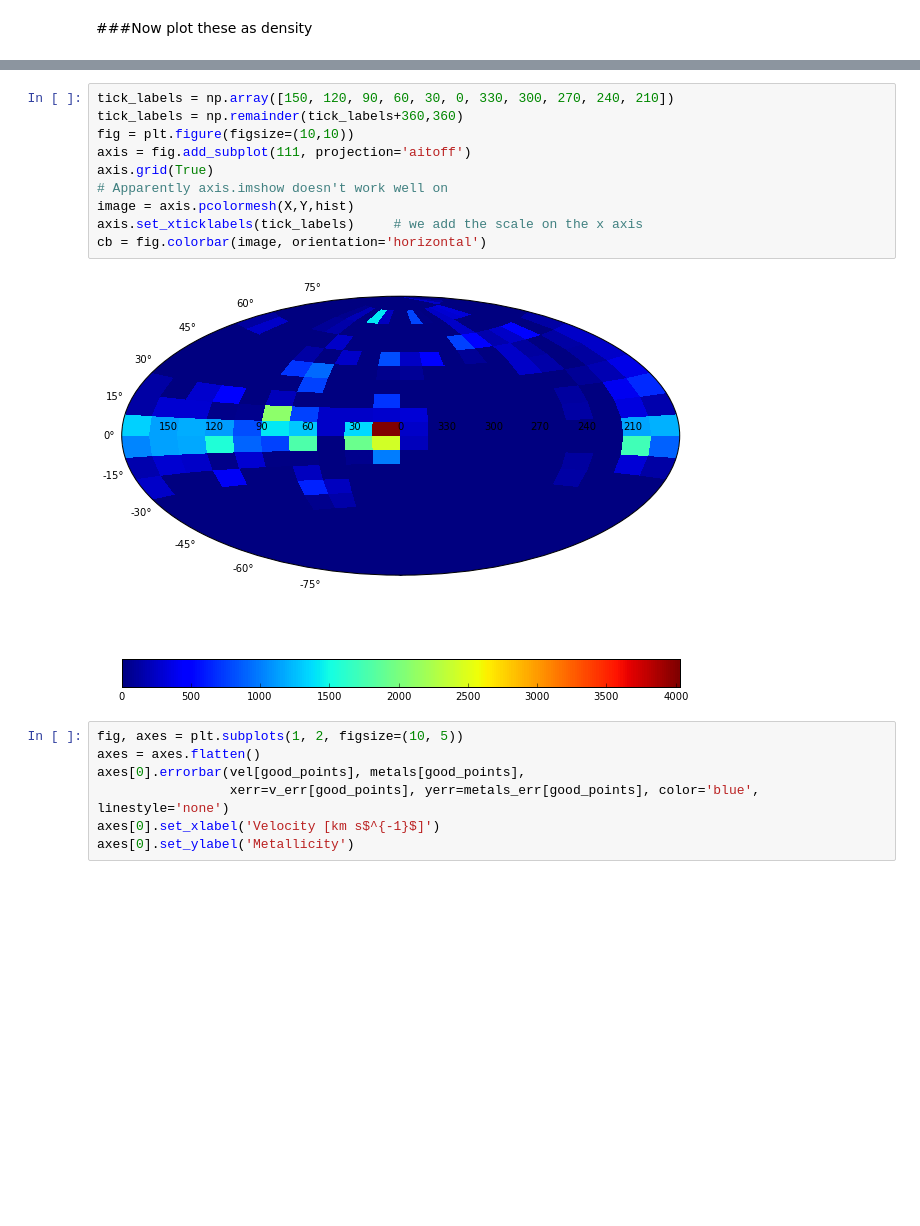
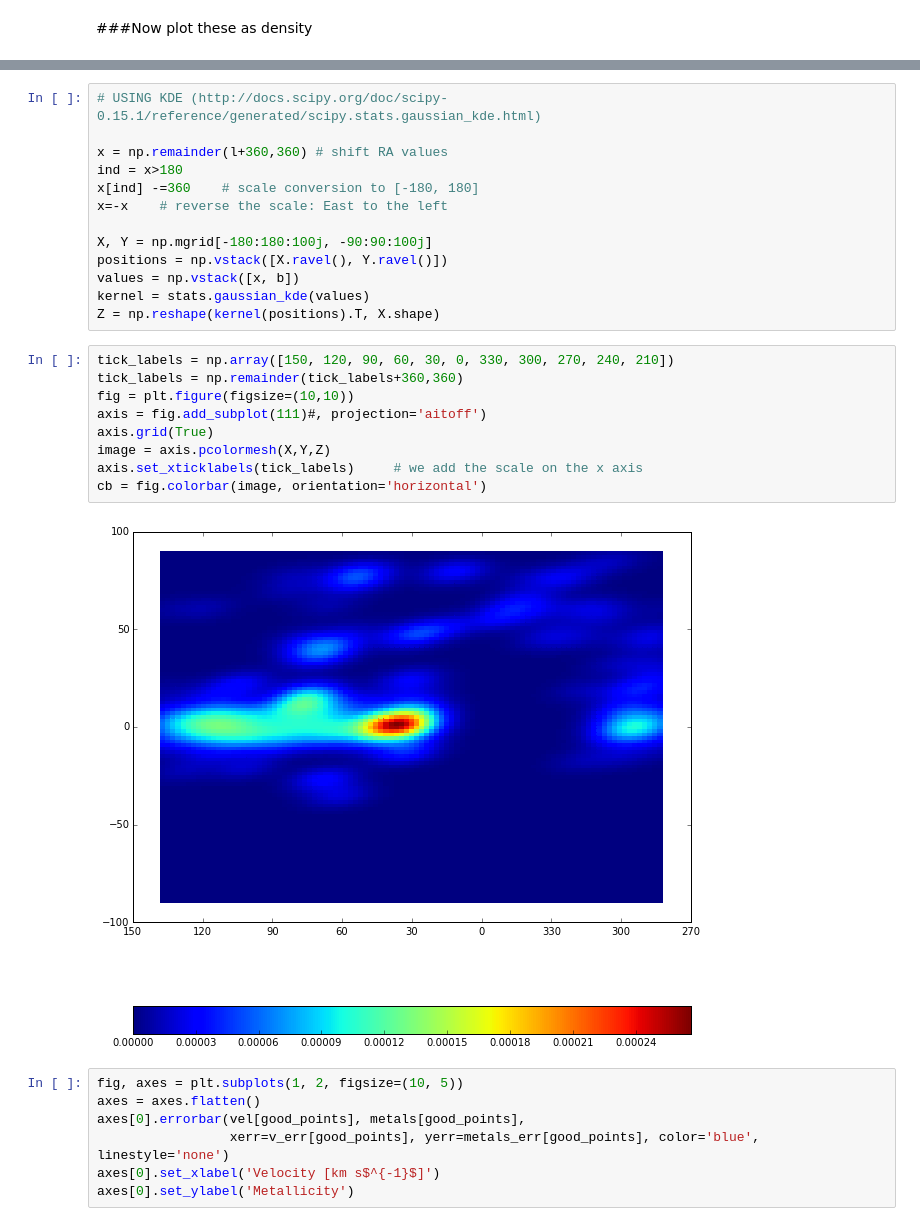
Before and after one commit to stephenpardy/PythonNotebooks, a Jupyter notebook: APOGEE.ipynb, the cells around one changed output, grey strips where cells are left out. Saved outputs shown, nothing was run; the diff lists cells and outputs as text; blank space fills up the shorter version.

```diff
--- a/APOGEE.ipynb
+++ b/APOGEE.ipynb
@@ -72,15 +86,27 @@ X,Y = np.meshgrid(np.radians(yedges),np.radians(xedges))
+# %%
+# USING KDE (http://docs.scipy.org/doc/scipy-0.15.1/reference/generated/scipy.stats.gaussian_kde.html)
+
+x = np.remainder(l+360,360) # shift RA values
+ind = x>180
+x[ind] -=360    # scale conversion to [-180, 180]
+x=-x    # reverse the scale: East to the left
+
+X, Y = np.mgrid[-180:180:100j, -90:90:100j]
+positions = np.vstack([X.ravel(), Y.ravel()])
+values = np.vstack([x, b])
+kernel = stats.gaussian_kde(values)
+Z = np.reshape(kernel(positions).T, X.shape)
 # %%
 tick_labels = np.array([150, 120, 90, 60, 30, 0, 330, 300, 270, 240, 210])
 tick_labels = np.remainder(tick_labels+360,360)
 fig = plt.figure(figsize=(10,10))
-axis = fig.add_subplot(111, projection='aitoff')
+axis = fig.add_subplot(111)#, projection='aitoff')
 axis.grid(True)
-# Apparently axis.imshow doesn't work well on
-image = axis.pcolormesh(X,Y,hist)
+image = axis.pcolormesh(X,Y,Z)
 axis.set_xticklabels(tick_labels)     # we add the scale on the x axis
 cb = fig.colorbar(image, orientation='horizontal')
 # %% [output]
-[figure, old version]
+[figure, new version]
 # %%
 fig, axes = plt.subplots(1, 2, figsize=(10, 5))
 axes = axes.flatten()
```
Also changed, not shown: parts of 2 cells of this notebook.
